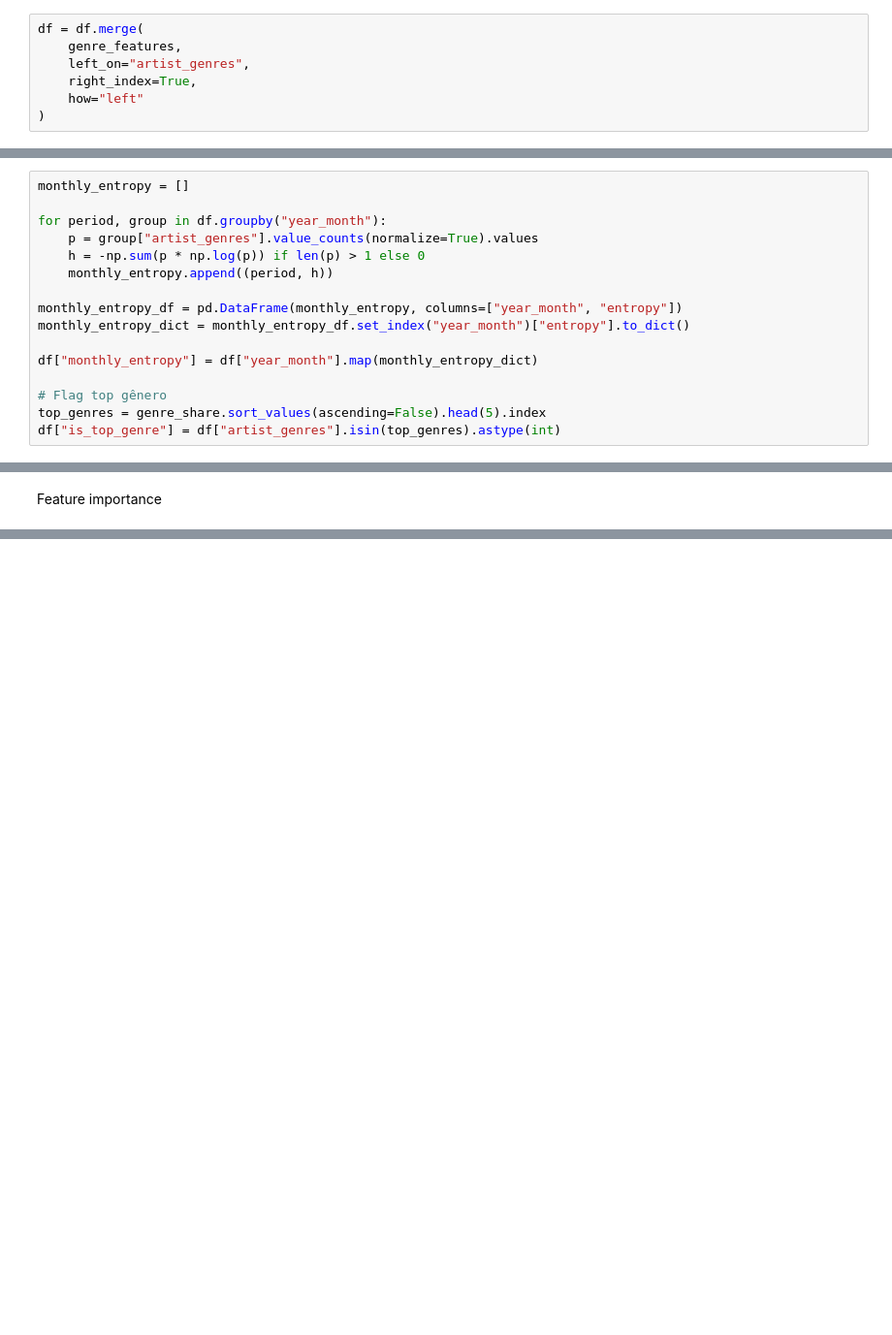
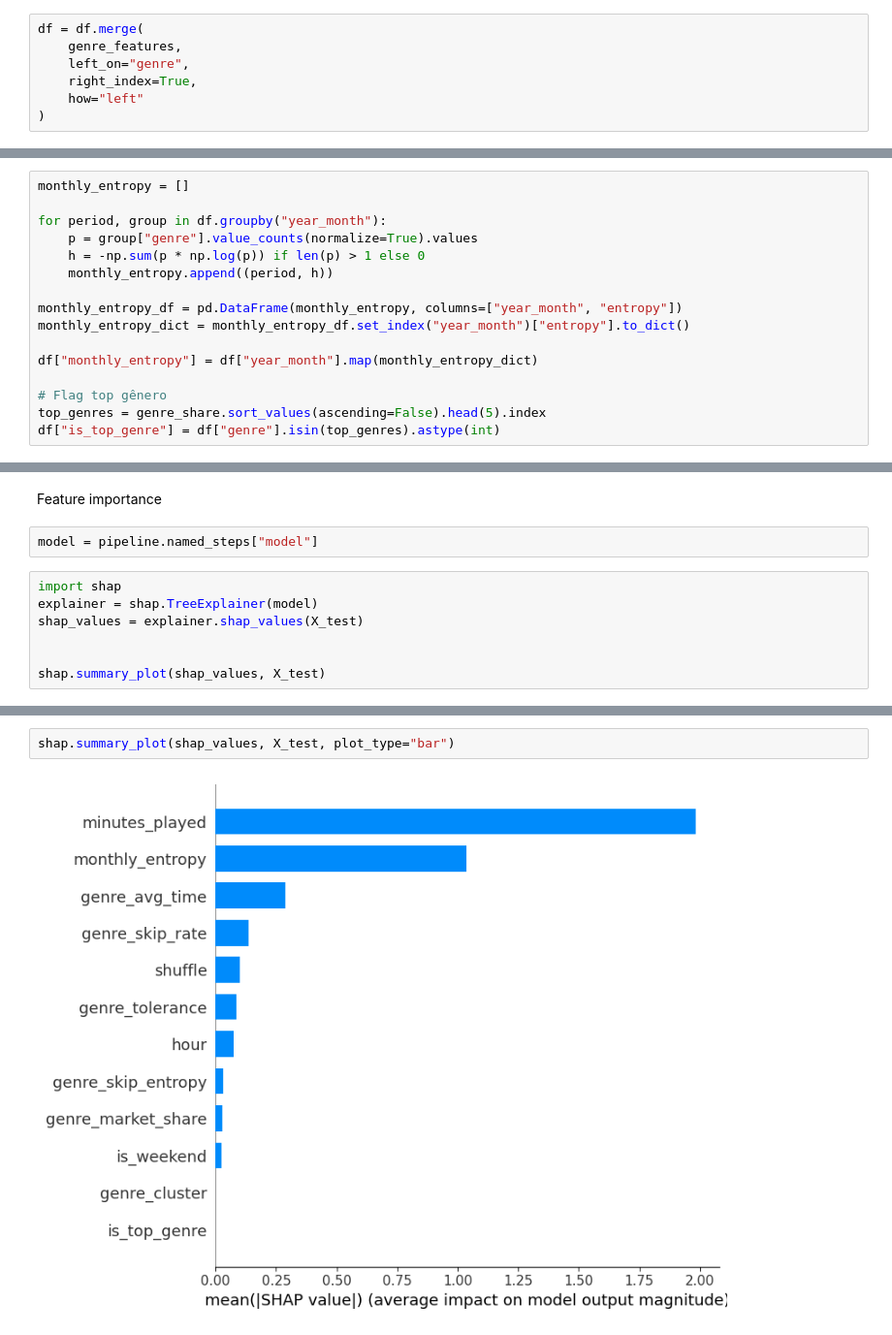
Before and after one commit to Gueguelas/Spotify-Data-Analytics, a Jupyter notebook: notebooks/ntbk.ipynb, the cells around one changed output, grey strips where cells are left out. Shown at 97% size. Saved outputs shown, nothing was run; the diff lists cells and outputs as text; blank space fills up the shorter version.

Commit message:
Feature importance e grafico novo

```diff
--- a/notebooks/ntbk.ipynb
+++ b/notebooks/ntbk.ipynb
@@ -350,7 +358,7 @@ df = df.drop(columns=[c for c in cols_to_remove if c in df.columns])
 # %%
 df = df.merge(
     genre_features,
-    left_on="artist_genres",
+    left_on="genre",
     right_index=True,
     how="left"
 )
@@ -365,7 +373,7 @@ Converting to PeriodArray/Index representation will drop timezone information.
 monthly_entropy = []
 
 for period, group in df.groupby("year_month"):
-    p = group["artist_genres"].value_counts(normalize=True).values
+    p = group["genre"].value_counts(normalize=True).values
     h = -np.sum(p * np.log(p)) if len(p) > 1 else 0
     monthly_entropy.append((period, h))
 
@@ -376,7 +384,7 @@ df["monthly_entropy"] = df["year_month"].map(monthly_entropy_dict)
 
 # Flag top gênero
 top_genres = genre_share.sort_values(ascending=False).head(5).index
-df["is_top_genre"] = df["artist_genres"].isin(top_genres).astype(int)
+df["is_top_genre"] = df["genre"].isin(top_genres).astype(int)
 # %%
 expected_features = [
     "genre_skip_rate",
@@ -535,3 +543,12 @@ ROC-AUC: 0.9596403245768242
 # pipeline_no_pca.fit(X_train, y_train)
 # %% [markdown]
 Feature importance
+# %%
+model = pipeline.named_steps["model"]
+# %%
+import shap
+explainer = shap.TreeExplainer(model)
+shap_values = explainer.shap_values(X_test)
+
+
+shap.summary_plot(shap_values, X_test)
@@ -537,0 +557,4 @@ Feature importance
+# %%
+shap.summary_plot(shap_values, X_test, plot_type="bar")
+# %% [output]
+[figure, added]
```
Also changed, not shown: parts of 23 cells of this notebook, 1 other file.
